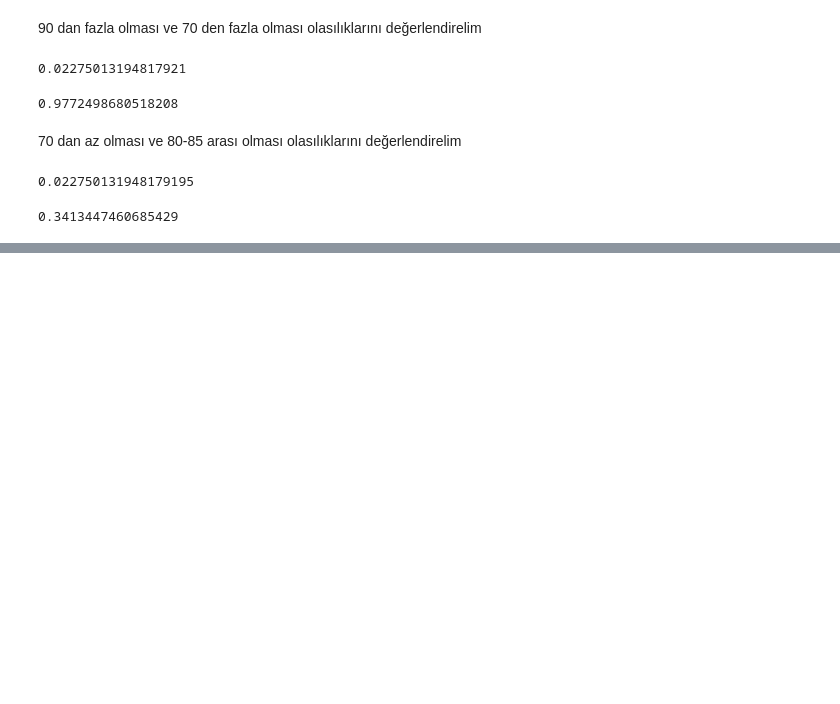
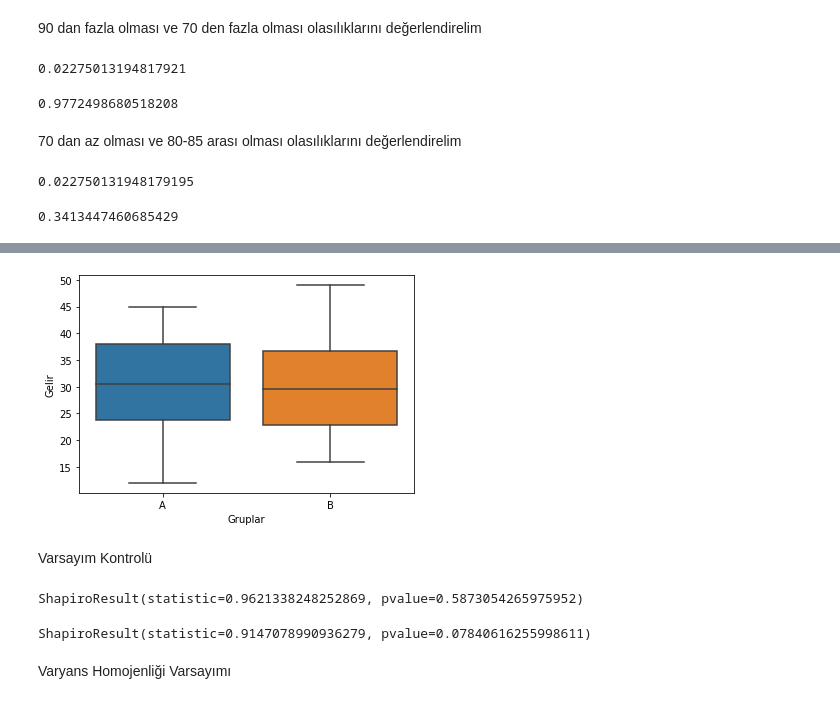
Before and after one commit to sadullahmutlu/Python, a Jupyter notebook: Veri_Bilimi_için_İstatistik/Veri_Bilimi_İçin_İstatistik.ipynb, the cells around one changed output, grey strips where cells are left out. Saved outputs shown, nothing was run; the diff lists cells and outputs as text; code cells hidden in the pictures; blank space fills up the shorter version.

```diff
--- a/Veri_Bilimi_için_İstatistik/Veri_Bilimi_İçin_İstatistik.ipynb
+++ b/Veri_Bilimi_için_İstatistik/Veri_Bilimi_İçin_İstatistik.ipynb
@@ -300,0 +406,21 @@ norm.cdf(85, 80, 5) - norm.cdf(80, 80, 5)
+# %%
+import numpy as np
+import pandas as pd
+import seaborn as sns
+
+a = pd.DataFrame([31,23,42,12,21,33,41,22,35,43,24,36,44,25,37,45,26,28,30,19])
+b = pd.DataFrame([18,28,31,49,17,26,32,48,19,27,47,33,16,25,22,34,46,34,45,23])
+
+grup_a = np.arange(len(a))
+grup_a = pd.DataFrame(grup_a)
+grup_a[:] = "A"
+a = pd.concat([a,grup_a], axis = 1)
+
+grup_b = np.arange(len(b))
+grup_b = pd.DataFrame(grup_b)
+grup_b[:] = "B"
+b = pd.concat([b,grup_b], axis = 1)
+
+ab = pd.concat([a,b])
+ab.columns = ["Gelir","Gruplar"]
+ab
@@ -300,0 +445,6 @@ norm.cdf(85, 80, 5) - norm.cdf(80, 80, 5)
+# %%
+sns.boxplot(x = "Gruplar", y = "Gelir", data=ab);
+# %% [output]
+[figure, added]
+# %% [markdown]
+Varsayım Kontrolü
@@ -300,0 +454,10 @@ norm.cdf(85, 80, 5) - norm.cdf(80, 80, 5)
+# %%
+shapiro(a_b.A)
+# %% [output]
+ShapiroResult(statistic=0.9621338248252869, pvalue=0.5873054265975952)
+# %%
+shapiro(a_b.B)
+# %% [output]
+ShapiroResult(statistic=0.9147078990936279, pvalue=0.07840616255998611)
+# %% [markdown]
+Varyans Homojenliği Varsayımı
```
Also changed, not shown: parts of 66 cells of this notebook.
